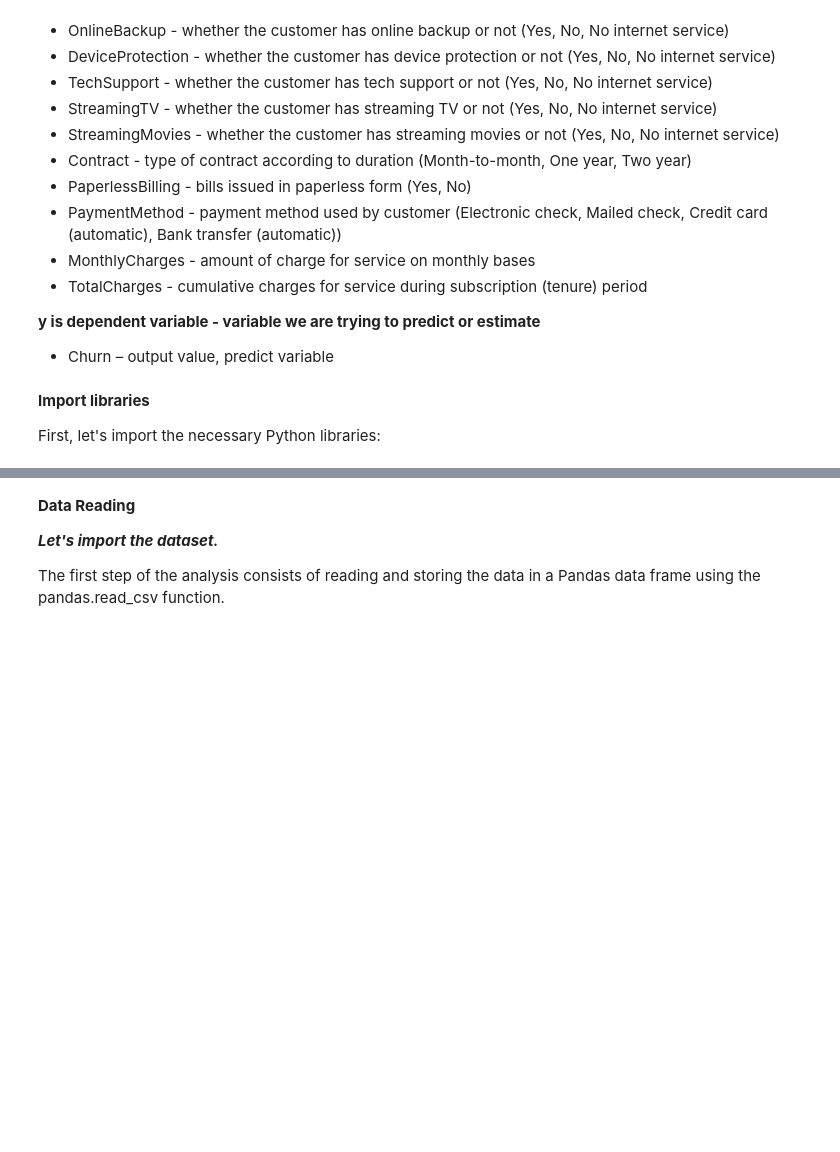
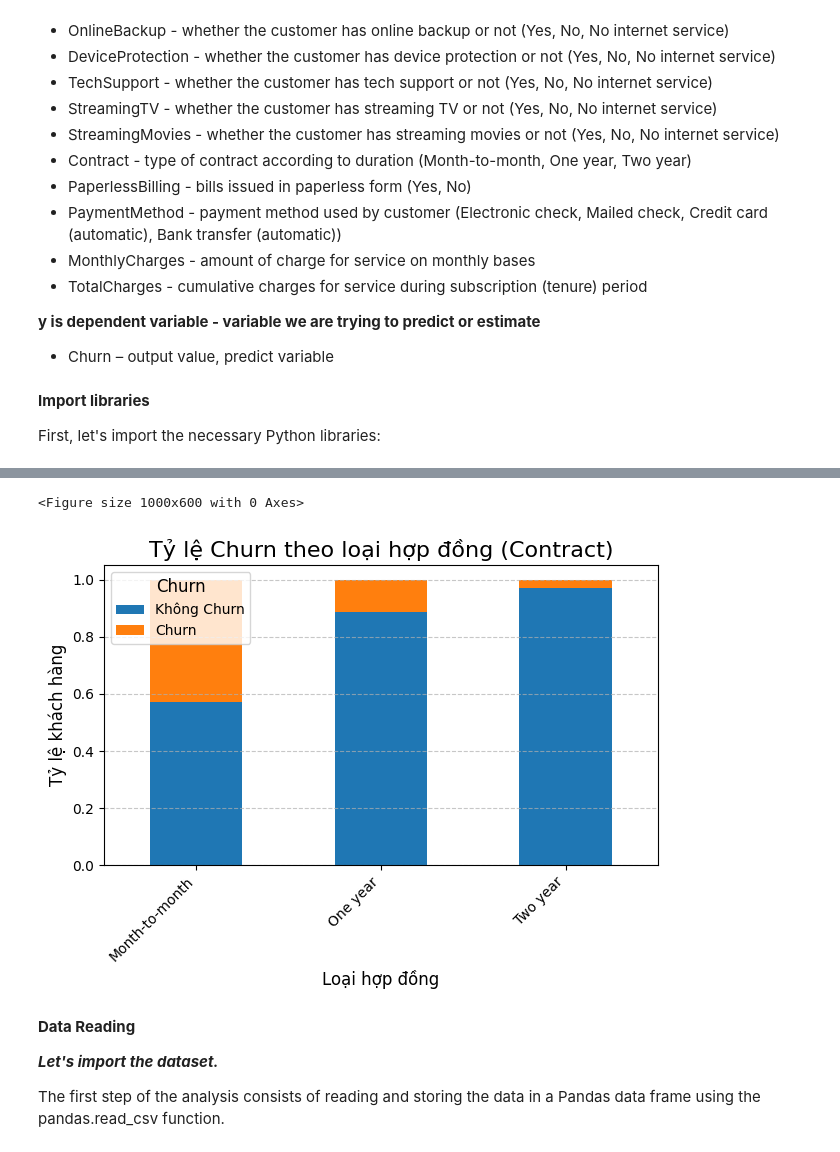
Before and after one commit to LienThuan04/DSS_Project, a Jupyter notebook: telco_customer_churn.ipynb, the cells around one changed output, grey strips where cells are left out. Drawn from its saved outputs; the diff is of its cells as text; code cells hidden in the pictures; blank space fills up the shorter version.

```diff
--- a/telco_customer_churn.ipynb
+++ b/telco_customer_churn.ipynb
@@ -92,6 +112,24 @@ warnings.simplefilter(action="ignore")
 pd.set_option('display.max_columns', None)
 pd.set_option('display.width', 200)
 pd.set_option('display.float_format', lambda x: '%.3f' % x)
+# %%
+contract_churn_data = df.groupby(['Contract', 'Churn']).size().unstack(fill_value=0)
+contract_churn_data_percentage = contract_churn_data.apply(lambda x: x / x.sum(), axis=1)
+
+plt.figure(figsize=(10, 6))
+contract_churn_data_percentage.plot(kind='bar', stacked=True, color=['#1f77b4', '#ff7f0e'])
+plt.title('Tỷ lệ Churn theo loại hợp đồng (Contract)', fontsize=16)
+plt.xlabel('Loại hợp đồng', fontsize=12)
+plt.ylabel('Tỷ lệ khách hàng', fontsize=12)
+plt.xticks(rotation=45, ha='right', fontsize=10)
+plt.yticks(fontsize=10)
+plt.legend(['Không Churn', 'Churn'], title='Churn', fontsize=10, title_fontsize=12)
+plt.grid(axis='y', linestyle='--', alpha=0.7)
+plt.tight_layout()
+plt.show()
+# %% [output]
+<Figure size 1000x600 with 0 Axes>
+[figure, added]
 # %% [markdown]
 **Data Reading**
 
```
Also changed, not shown: parts of 1 cell of this notebook, 6 other files.
